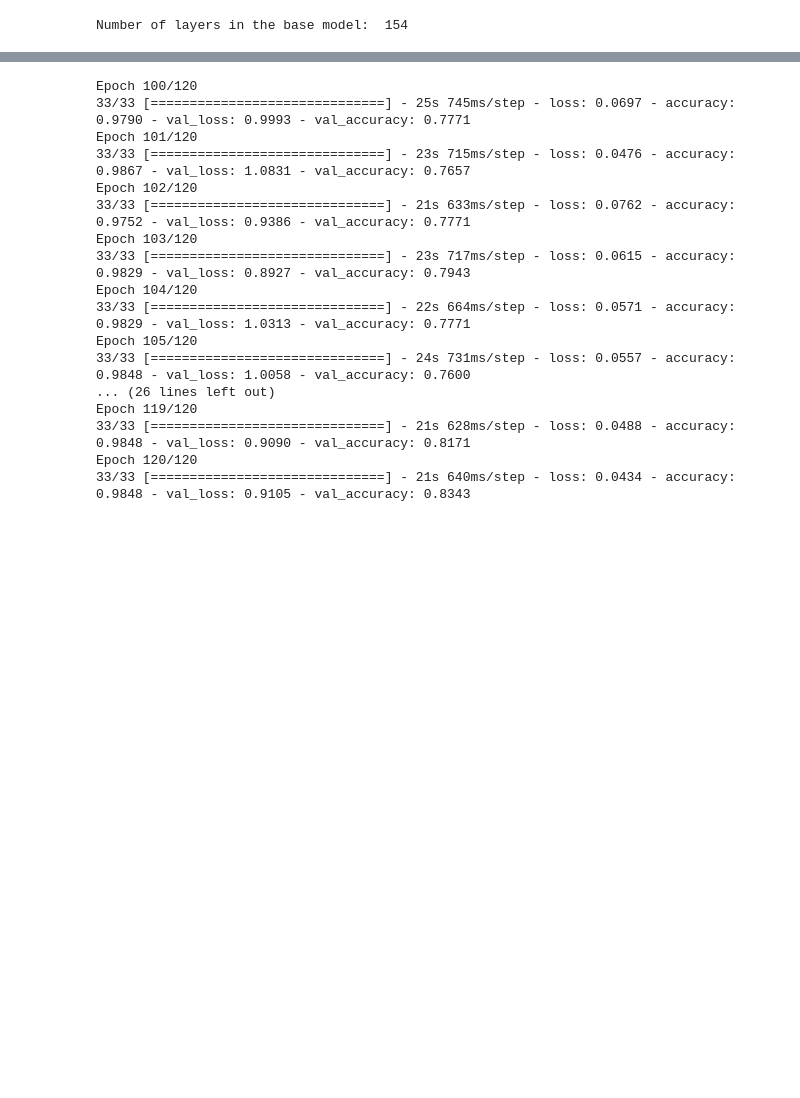
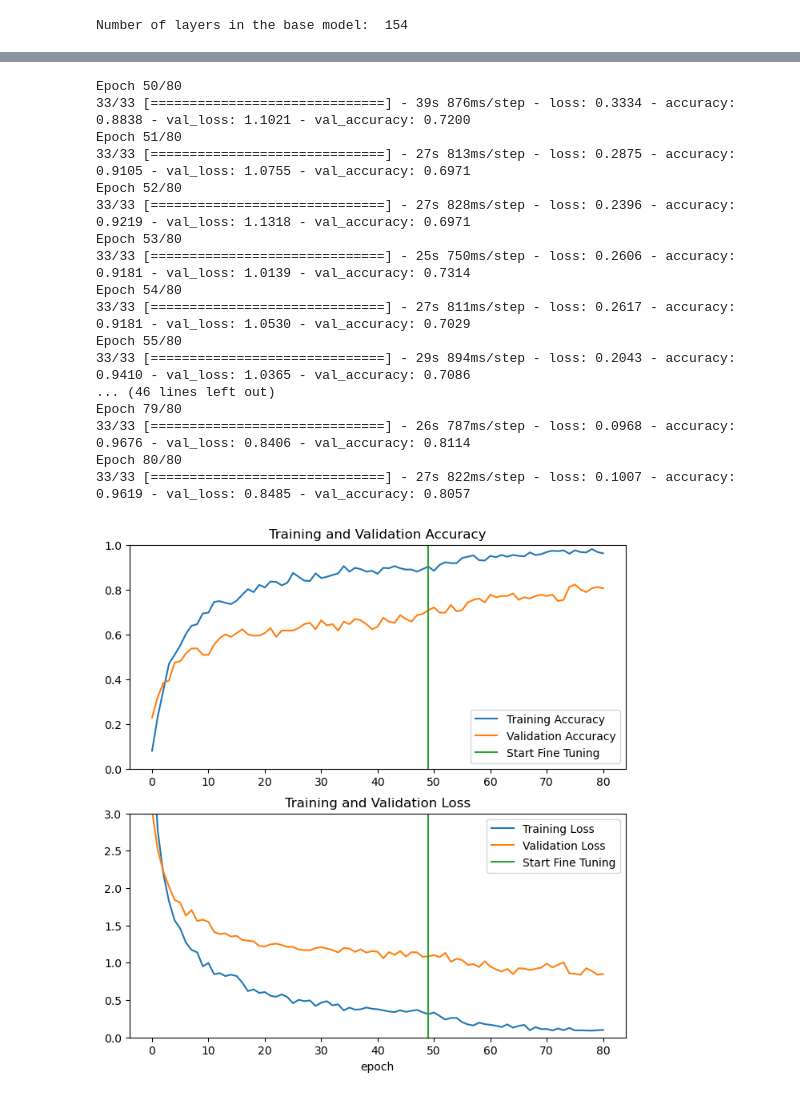
Before and after one commit to justinchan114/Mahjong_Tile_Classifier, a Jupyter notebook: mahjong_mobilenet.ipynb, the cells around one changed output, grey strips where cells are left out. Cells and saved outputs as stored; diff of their text form; code cells hidden in the pictures; blank space fills up the shorter version.

```diff
--- a/mahjong_mobilenet.ipynb
+++ b/mahjong_mobilenet.ipynb
@@ -189,5 +201,6 @@ KerasTensor(type_spec=TensorSpec(shape=(None, 1280), dtype=tf.float32, name=None
 # %%
-#base_learning_rate = 0.0001
+#Compile model with Adam optimizer, Categorical Crossentropy for multiclass classification
+base_learning_rate = 0.0001
 model.compile(optimizer=tf.keras.optimizers.Adam(),
               loss=tf.keras.losses.CategoricalCrossentropy(from_logits = False),
               metrics=['accuracy'])
@@ -385,6 +377,6 @@ Non-trainable params: 396,544
 _________________________________________________________________
 # %%
-fine_tune_epochs = 20
+fine_tune_epochs = 30
 total_epochs =  epochs + fine_tune_epochs
 
 history_fine = model.fit(train_ds,
@@ -392,20 +384,50 @@ history_fine = model.fit(train_ds,
                          initial_epoch=history.epoch[-1],
                          validation_data=val_ds)
 # %% [output]
-Epoch 100/120
-33/33 [==============================] - 25s 745ms/step - loss: 0.0697 - accuracy: 0.9790 - val_loss: 0.9993 - val_accuracy: 0.7771
-Epoch 101/120
-33/33 [==============================] - 23s 715ms/step - loss: 0.0476 - accuracy: 0.9867 - val_loss: 1.0831 - val_accuracy: 0.7657
-Epoch 102/120
-33/33 [==============================] - 21s 633ms/step - loss: 0.0762 - accuracy: 0.9752 - val_loss: 0.9386 - val_accuracy: 0.7771
-Epoch 103/120
-33/33 [==============================] - 23s 717ms/step - loss: 0.0615 - accuracy: 0.9829 - val_loss: 0.8927 - val_accuracy: 0.7943
-Epoch 104/120
-33/33 [==============================] - 22s 664ms/step - loss: 0.0571 - accuracy: 0.9829 - val_loss: 1.0313 - val_accuracy: 0.7771
-Epoch 105/120
-33/33 [==============================] - 24s 731ms/step - loss: 0.0557 - accuracy: 0.9848 - val_loss: 1.0058 - val_accuracy: 0.7600
-... (26 lines left out)
-Epoch 119/120
-33/33 [==============================] - 21s 628ms/step - loss: 0.0488 - accuracy: 0.9848 - val_loss: 0.9090 - val_accuracy: 0.8171
-Epoch 120/120
-33/33 [==============================] - 21s 640ms/step - loss: 0.0434 - accuracy: 0.9848 - val_loss: 0.9105 - val_accuracy: 0.8343
+Epoch 50/80
+33/33 [==============================] - 39s 876ms/step - loss: 0.3334 - accuracy: 0.8838 - val_loss: 1.1021 - val_accuracy: 0.7200
+Epoch 51/80
+33/33 [==============================] - 27s 813ms/step - loss: 0.2875 - accuracy: 0.9105 - val_loss: 1.0755 - val_accuracy: 0.6971
+Epoch 52/80
+33/33 [==============================] - 27s 828ms/step - loss: 0.2396 - accuracy: 0.9219 - val_loss: 1.1318 - val_accuracy: 0.6971
+Epoch 53/80
+33/33 [==============================] - 25s 750ms/step - loss: 0.2606 - accuracy: 0.9181 - val_loss: 1.0139 - val_accuracy: 0.7314
+Epoch 54/80
+33/33 [==============================] - 27s 811ms/step - loss: 0.2617 - accuracy: 0.9181 - val_loss: 1.0530 - val_accuracy: 0.7029
+Epoch 55/80
+33/33 [==============================] - 29s 894ms/step - loss: 0.2043 - accuracy: 0.9410 - val_loss: 1.0365 - val_accuracy: 0.7086
+... (46 lines left out)
+Epoch 79/80
+33/33 [==============================] - 26s 787ms/step - loss: 0.0968 - accuracy: 0.9676 - val_loss: 0.8406 - val_accuracy: 0.8114
+Epoch 80/80
+33/33 [==============================] - 27s 822ms/step - loss: 0.1007 - accuracy: 0.9619 - val_loss: 0.8485 - val_accuracy: 0.8057
+# %%
+acc += history_fine.history['accuracy']
+val_acc += history_fine.history['val_accuracy']
+
+loss += history_fine.history['loss']
+val_loss += history_fine.history['val_loss']
+# %%
+#Learning curve of model training + fine tuning
+plt.figure(figsize=(8, 8))
+plt.subplot(2, 1, 1)
+plt.plot(acc, label='Training Accuracy')
+plt.plot(val_acc, label='Validation Accuracy')
+plt.ylim([0, 1])
+plt.plot([epochs-1,epochs-1],
+          plt.ylim(), label='Start Fine Tuning')
+plt.legend(loc='lower right')
+plt.title('Training and Validation Accuracy')
+
+plt.subplot(2, 1, 2)
+plt.plot(loss, label='Training Loss')
+plt.plot(val_loss, label='Validation Loss')
+plt.ylim([0, 3.0])
+plt.plot([epochs-1,epochs-1],
+         plt.ylim(), label='Start Fine Tuning')
+plt.legend(loc='upper right')
+plt.title('Training and Validation Loss')
+plt.xlabel('epoch')
+plt.show()
+# %% [output]
+[figure, added]
```
Also changed, not shown: parts of 44 cells of this notebook.
